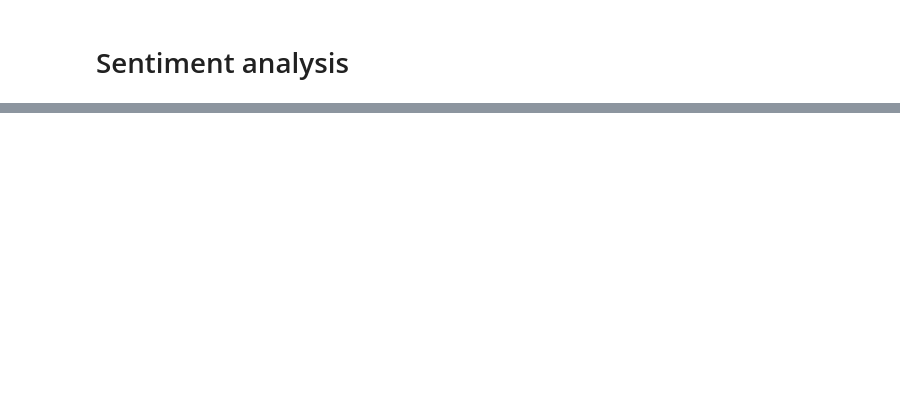
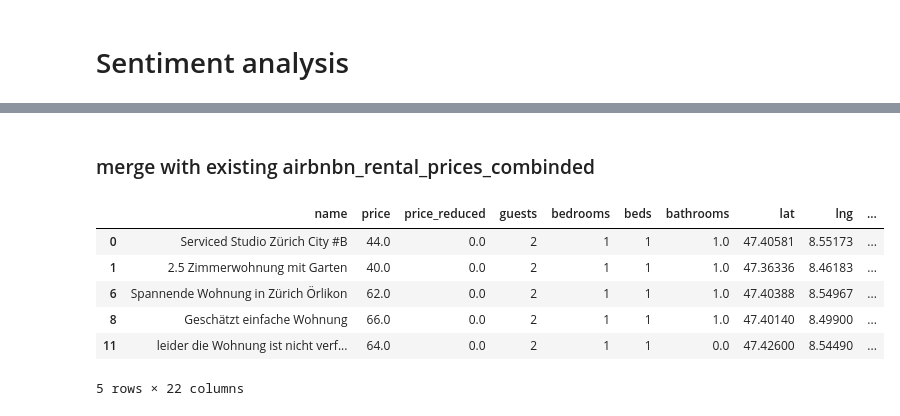
Before and after one commit to sephiran/applied-data-science, a Jupyter notebook: nlp/sentiment-analysis.ipynb, the cells around one changed output, grey strips where cells are left out. Saved outputs shown, nothing was run; the diff lists cells and outputs as text; code cells hidden in the pictures; blank space fills up the shorter version.

```diff
--- a/nlp/sentiment-analysis.ipynb
+++ b/nlp/sentiment-analysis.ipynb
@@ -29,0 +199,13 @@ df['sentiment_subjectivity'] = df['preprocessed_comment'].apply(get_subjectity)
+# %% [markdown]
+### merge with existing airbnbn_rental_prices_combinded
+# %%
+df_airbnb_rental_prices = pd.read_csv("../data/airbnb_rental_prices_combined.csv",sep=";", index_col="Unnamed: 0")
+df_airbnb_rental_prices[:5]
+# %% [output]
+|  | name | price | price_reduced | guests | bedrooms | beds | bathrooms | lat | lng | ... |
+| 0 | Serviced Studio Zürich City #B | 44.0 | 0.0 | 2 | 1 | 1 | 1.0 | 47.40581 | 8.55173 | ... |
+| 1 | 2.5 Zimmerwohnung mit Garten | 40.0 | 0.0 | 2 | 1 | 1 | 1.0 | 47.36336 | 8.46183 | ... |
+| 6 | Spannende Wohnung in Zürich Örlikon | 62.0 | 0.0 | 2 | 1 | 1 | 1.0 | 47.40388 | 8.54967 | ... |
+| 8 | Geschätzt einfache Wohnung | 66.0 | 0.0 | 2 | 1 | 1 | 1.0 | 47.40140 | 8.49900 | ... |
+| 11 | leider die Wohnung ist nicht verf... | 64.0 | 0.0 | 2 | 1 | 1 | 0.0 | 47.42600 | 8.54490 | ... |
+5 rows × 22 columns
```
Also changed, not shown: parts of 29 cells of this notebook, 10 other files.
